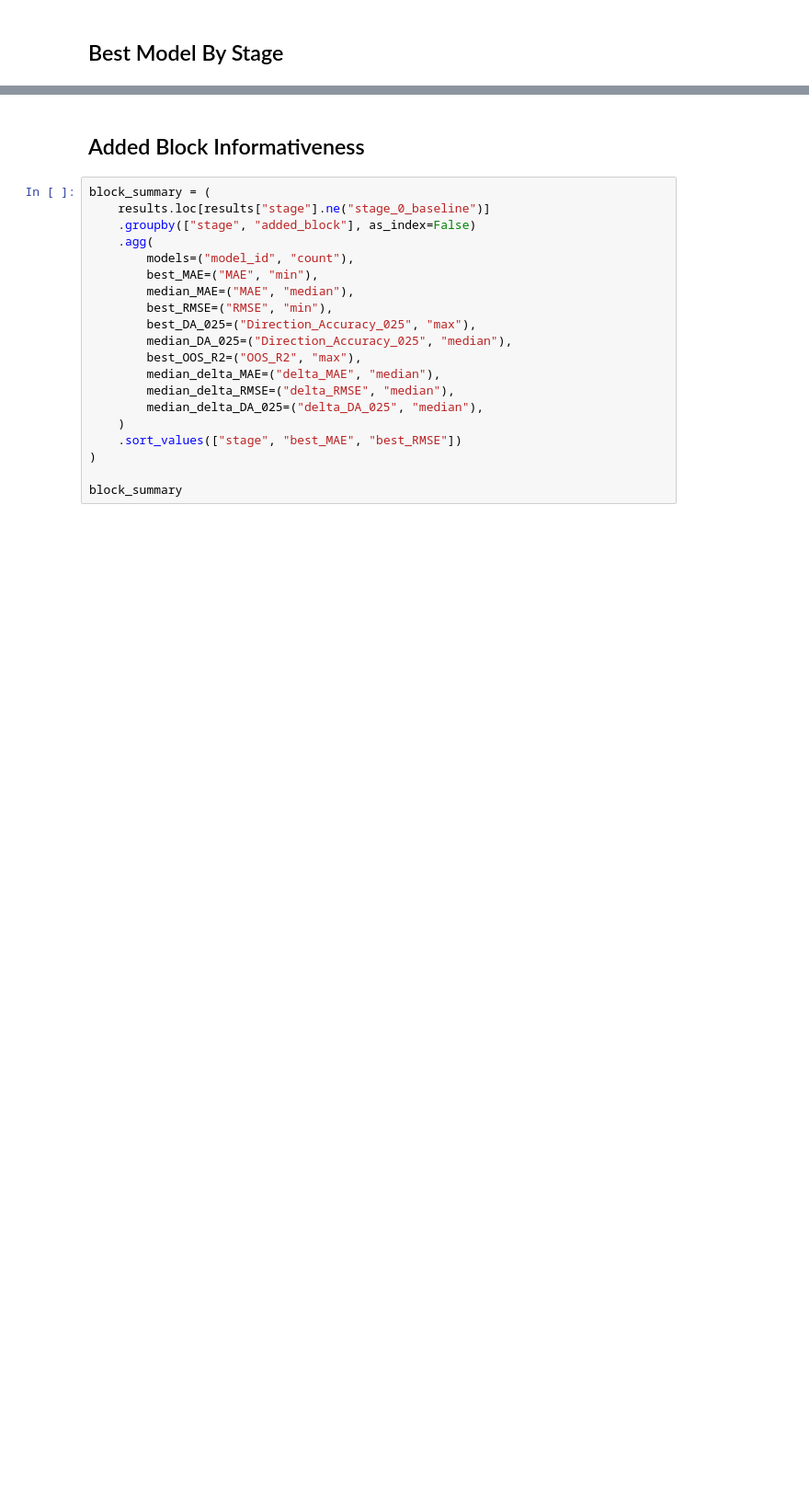
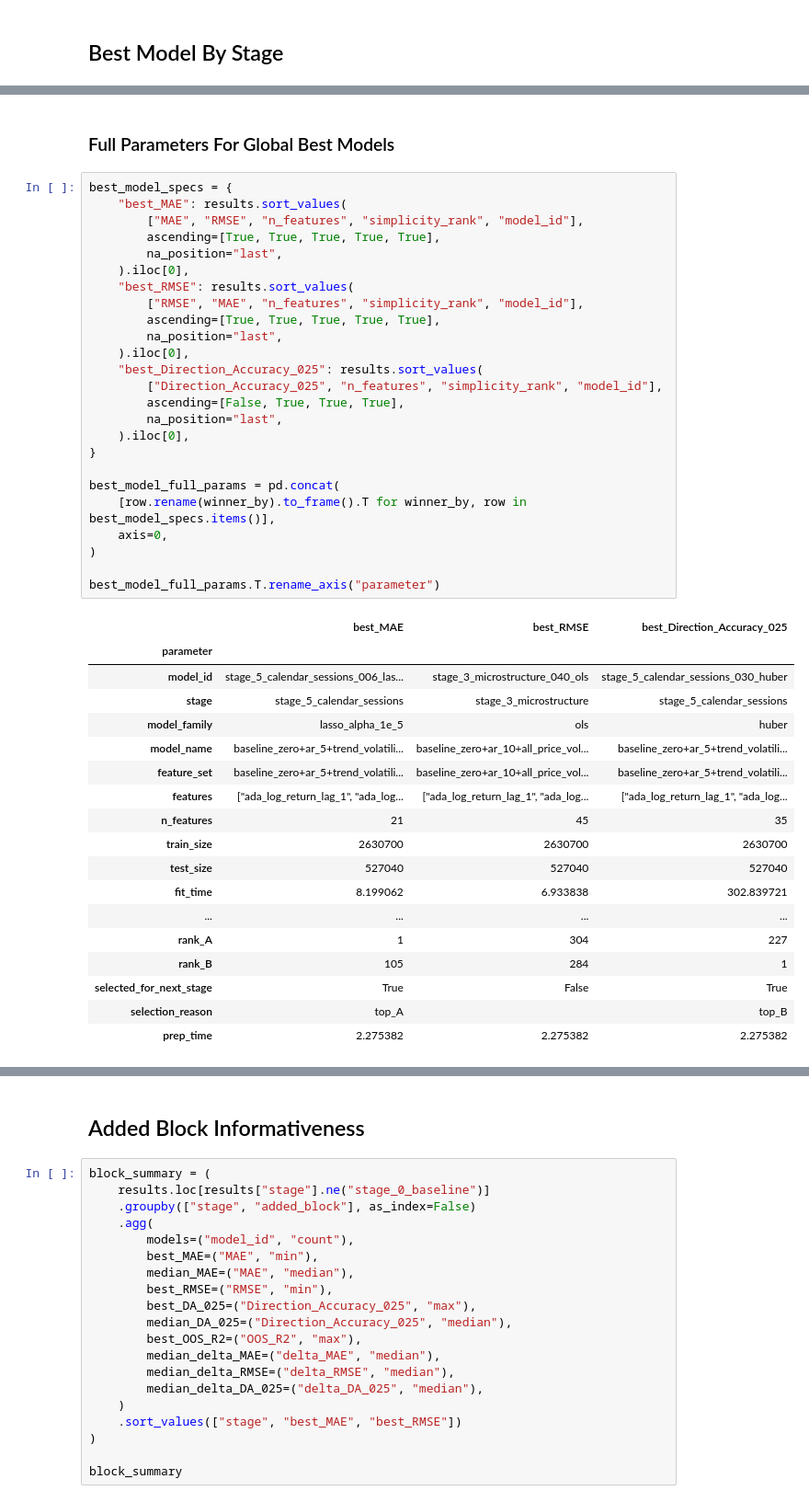
Before and after one commit to username-b/binance-dowloader-3.0, a Jupyter notebook: analysis/target_10_model_experiments/target_10_model_results_overview copy.ipynb, the cells around one changed output, grey strips where cells are left out. Shown at 92% size. Saved outputs shown, nothing was run; the diff lists cells and outputs as text; blank space fills up the shorter version.

```diff
--- a/analysis/target_10_model_experiments/target_10_model_results_overview copy.ipynb
+++ b/analysis/target_10_model_experiments/target_10_model_results_overview copy.ipynb
@@ -168,3 +168,49 @@ best_da_by_stage[display_cols]
 | 3 | stage_3_microstructure_008_huber | stage_3_microstructure | huber | baseline_zero+ar_5+trend_volatili... | 25 | 0.002705 | 0.005217 | 0.515972 | ... |
 | 4 | stage_4_btc_013_huber | stage_4_btc | huber | baseline_zero+ar_5+trend_volatili... | 28 | 0.002705 | 0.005218 | 0.515900 | ... |
 | 5 | stage_5_calendar_sessions_030_huber | stage_5_calendar_sessions | huber | baseline_zero+ar_5+trend_volatili... | 35 | 0.002705 | 0.005217 | 0.516217 | ... |
+# %% [markdown]
+### Full Parameters For Global Best Models
+# %%
+best_model_specs = {
+    "best_MAE": results.sort_values(
+        ["MAE", "RMSE", "n_features", "simplicity_rank", "model_id"],
+        ascending=[True, True, True, True, True],
+        na_position="last",
+    ).iloc[0],
+    "best_RMSE": results.sort_values(
+        ["RMSE", "MAE", "n_features", "simplicity_rank", "model_id"],
+        ascending=[True, True, True, True, True],
+        na_position="last",
+    ).iloc[0],
+    "best_Direction_Accuracy_025": results.sort_values(
+        ["Direction_Accuracy_025", "n_features", "simplicity_rank", "model_id"],
+        ascending=[False, True, True, True],
+        na_position="last",
+    ).iloc[0],
+}
+
+best_model_full_params = pd.concat(
+    [row.rename(winner_by).to_frame().T for winner_by, row in best_model_specs.items()],
+    axis=0,
+)
+
+best_model_full_params.T.rename_axis("parameter")
+# %% [output]
+|  | best_MAE | best_RMSE | best_Direction_Accuracy_025 |
+| parameter |  |  |  |
+| model_id | stage_5_calendar_sessions_006_las... | stage_3_microstructure_040_ols | stage_5_calendar_sessions_030_huber |
+| stage | stage_5_calendar_sessions | stage_3_microstructure | stage_5_calendar_sessions |
+| model_family | lasso_alpha_1e_5 | ols | huber |
+| model_name | baseline_zero+ar_5+trend_volatili... | baseline_zero+ar_10+all_price_vol... | baseline_zero+ar_5+trend_volatili... |
+| feature_set | baseline_zero+ar_5+trend_volatili... | baseline_zero+ar_10+all_price_vol... | baseline_zero+ar_5+trend_volatili... |
+| features | ["ada_log_return_lag_1", "ada_log... | ["ada_log_return_lag_1", "ada_log... | ["ada_log_return_lag_1", "ada_log... |
+| n_features | 21 | 45 | 35 |
+| train_size | 2630700 | 2630700 | 2630700 |
+| test_size | 527040 | 527040 | 527040 |
+| fit_time | 8.199062 | 6.933838 | 302.839721 |
+| ... | ... | ... | ... |
+| rank_A | 1 | 304 | 227 |
+| rank_B | 105 | 284 | 1 |
+| selected_for_next_stage | True | False | True |
+| selection_reason | top_A |  | top_B |
+| prep_time | 2.275382 | 2.275382 | 2.275382 |
```
Also changed, not shown: parts of 8 cells of this notebook, 10 other files.
